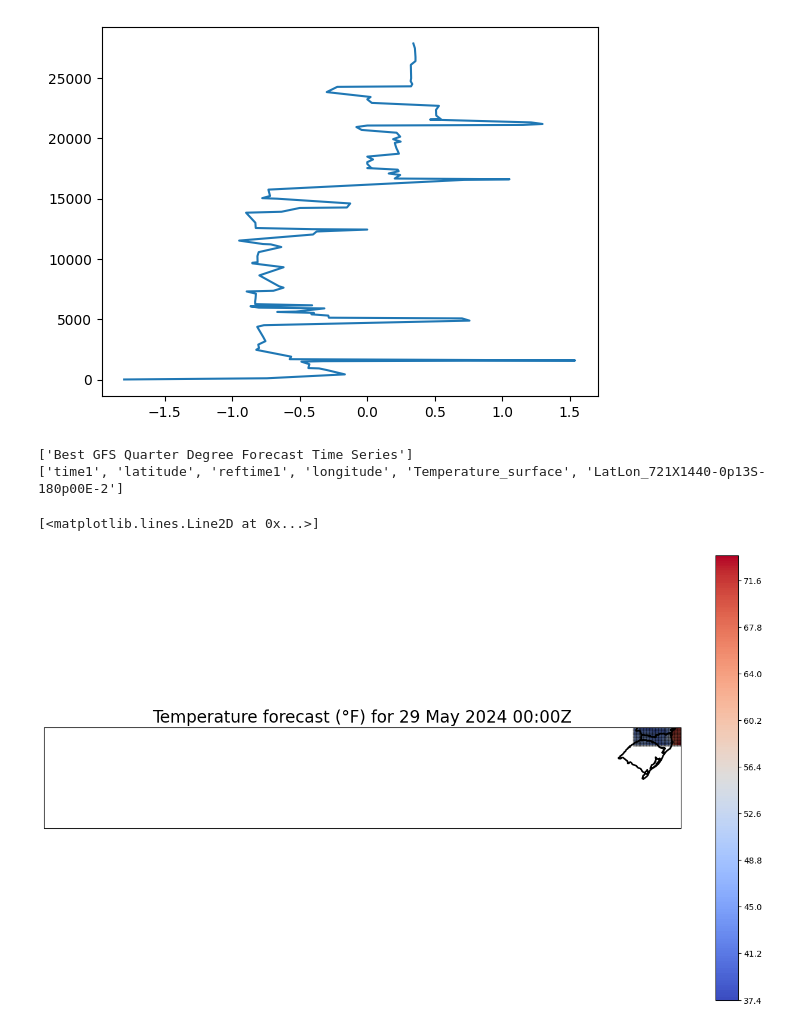
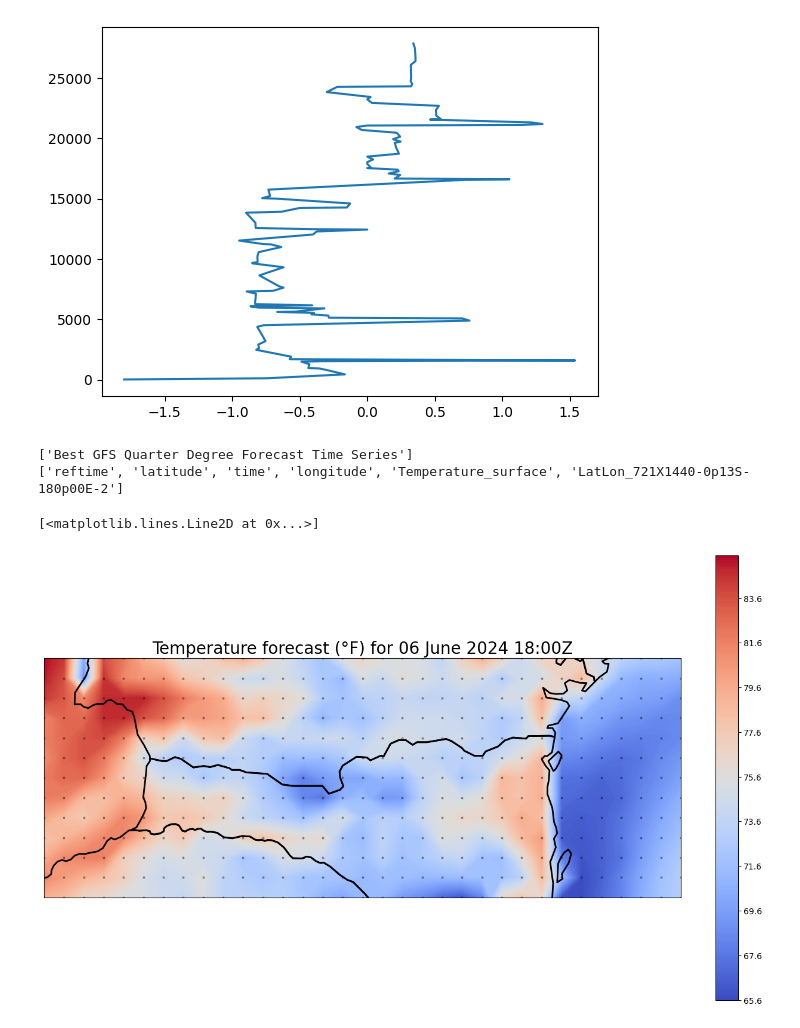
Before and after one commit to Marcosperrude/ENS5173_202401, a Jupyter notebook: atividade02.ipynb, the cells around one changed output. Saved outputs shown, nothing was run; the diff lists cells and outputs as text; code cells hidden in the pictures.

```diff
--- a/atividade02.ipynb
+++ b/atividade02.ipynb
@@ -19,16 +19,30 @@ C:\Users\marcos perrude\Downloads\poluicao\ENS5173_202401
 C:\Users\marcos perrude\Downloads\poluicao\ENS5173_202401\inputs\meteosuperficie
 ['metar.csv']
 # %%
-# Abrindo os arquivos metar
 import pandas as pd
+import os
 
-# Abrindo cada arquivo dentro da pasta e acumulando em uma lista chamada de metSuperficie
-metSuperficie=[]
-for file in files:
-    metSuperficie.append(pd.read_csv(metSuperficiePath+'\\'+file))
+# Caminho para a pasta contendo os arquivos CSV
+metSuperficiePath = 'C:/Users/marcos perrude/Downloads/poluicao/ENS5173_202401/inputs/meteosuperficie'
+# Lista para armazenar os dados de cada arquivo
+metSuperficie = []
 
-# Convertendo metSuperficie para DataFrame
-metSuperficie = pd.concat(metSuperficie)
+# Iterando sobre cada arquivo na pasta
+for file in os.listdir(metSuperficiePath):
+    # Verificando se o arquivo tem extensão .csv
+    if file.endswith('.csv'):
+        # Lendo o arquivo CSV
+        df = pd.read_csv(os.path.join(metSuperficiePath, file))
+        # Verificando se o DataFrame não está vazio
+        if not df.empty:
+            # Adicionando o DataFrame à lista
+            metSuperficie.append(df)
+
+# Convertendo a lista de DataFrames para um único DataFrame
+if metSuperficie:
+    metSuperficie = pd.concat(metSuperficie, ignore_index=True)
+else:
+    metSuperficie = pd.DataFrame()  # Caso a lista esteja vazia, criando um DataFrame vazio
 
 print(metSuperficie)
 print(type(metSuperficie))
@@ -303,33 +446,33 @@ temp_vals = temp_vals * 1.8 - 459.67
 
 # Combine 1D latitude and longitudes into a 2D grid of locations
 lon_2d, lat_2d = np.meshgrid(lon_vals, lat_vals)
 
 # Create a new figure
 fig = plt.figure(figsize=(15, 12))
 
 # Add the map and set the extent
 ax = plt.axes(projection=ccrs.PlateCarree())
-ax.set_extent([-155., -47., -28, -25])
+ax.set_extent([-55., -47., -28, -25])
 
 # Add state boundaries to plot
 ax.add_feature(cfeature.STATES.with_scale('50m'), linewidth=2)
 
 # Contour temperature at each lat/long
 cf = ax.contourf(lon_2d, lat_2d, temp_vals, 200, transform=ccrs.PlateCarree(), zorder=0,
                  cmap='coolwarm')
 
 # Plot a colorbar to show temperature and reduce the size of it
 plt.colorbar(cf, ax=ax, fraction=0.032)
 
 # Make a title with the time value
 ax.set_title(u'Temperature forecast (\u00b0F) for {0:%d %B %Y %H:%MZ}'.format(time_val),
              fontsize=20)
 
 # Plot markers for each lat/long to show grid points for 0.25 deg GFS
 ax.plot(lon_2d.flatten(), lat_2d.flatten(), marker='o', color='black', markersize=2,
         alpha=0.3, transform=ccrs.Geodetic(), zorder=2, linestyle='none')
 # %% [output]
 ['Best GFS Quarter Degree Forecast Time Series']
-['time1', 'latitude', 'reftime1', 'longitude', 'Temperature_surface', 'LatLon_721X1440-0p13S-180p00E-2']
+['reftime', 'latitude', 'time', 'longitude', 'Temperature_surface', 'LatLon_721X1440-0p13S-180p00E-2']
 [<matplotlib.lines.Line2D at 0x...>]
-[figure, old version]
+[figure, new version]
```
Also changed, not shown: parts of 2 cells of this notebook.
